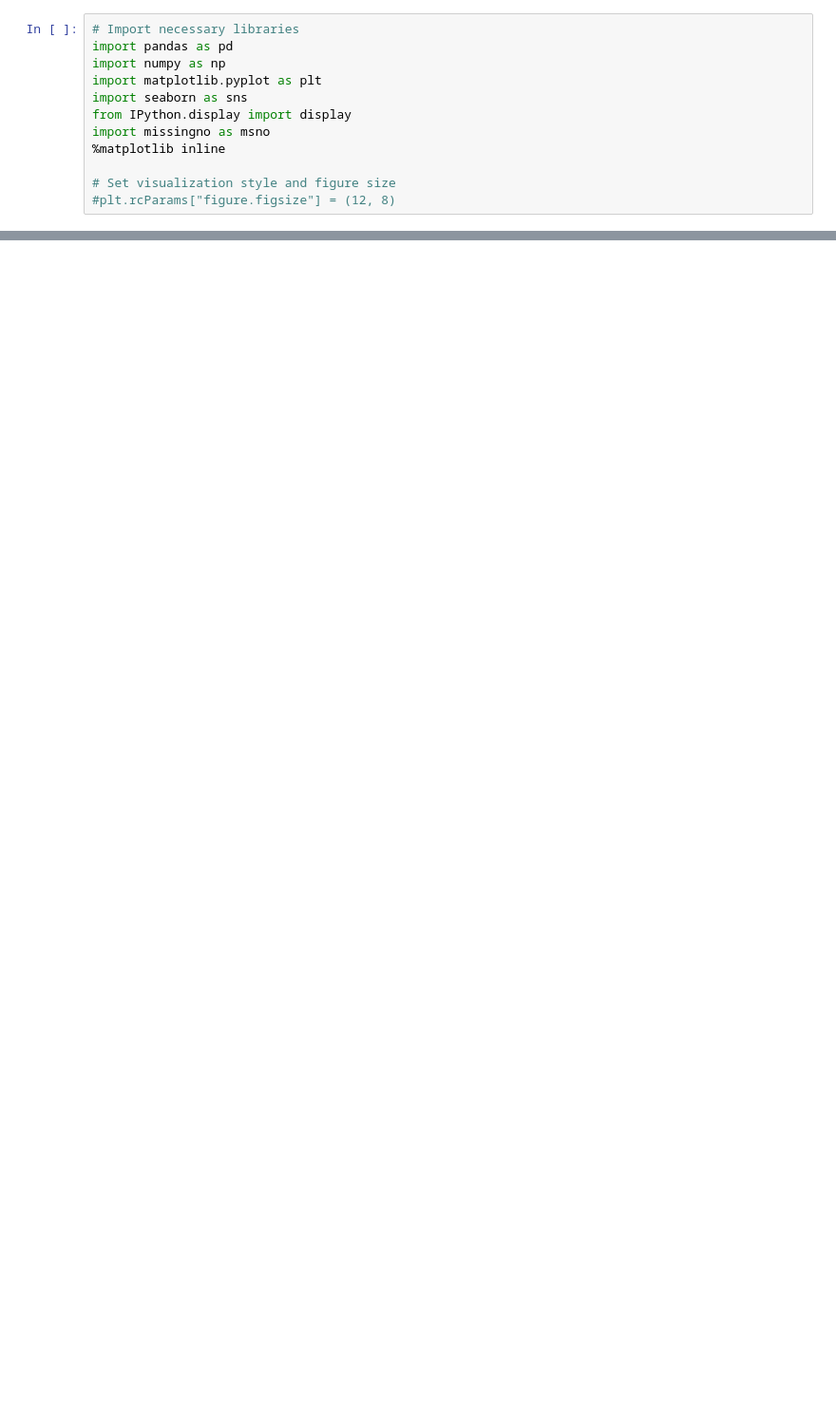
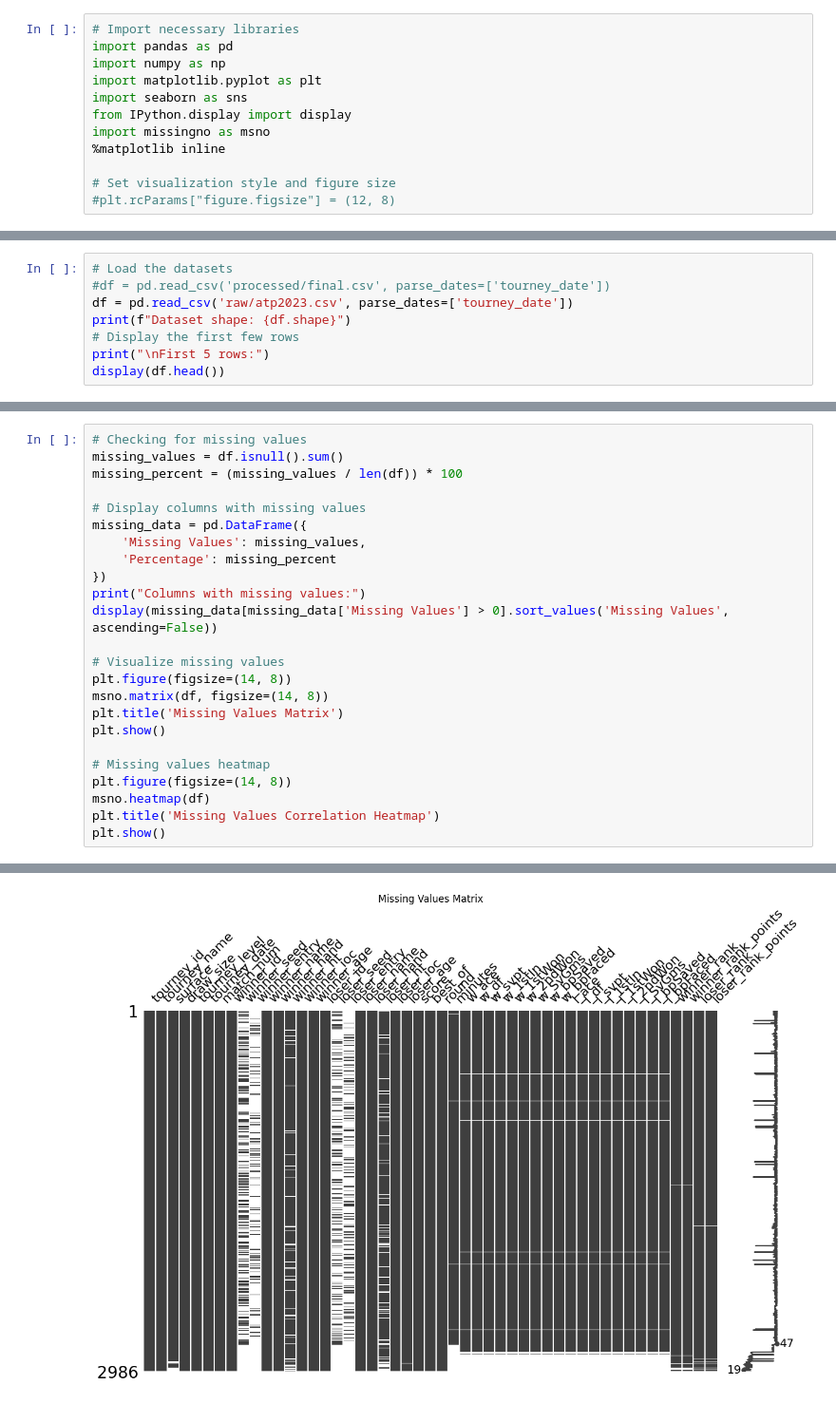
Before and after one commit to davialmeida135/TesteAirflow, a Jupyter notebook: officialproject/dags/data/explore.ipynb, the cells around one changed output, grey strips where cells are left out. Shown at 95% size. Saved outputs shown, nothing was run; the diff lists cells and outputs as text; blank space fills up the shorter version.

```diff
--- a/officialproject/dags/data/explore.ipynb
+++ b/officialproject/dags/data/explore.ipynb
@@ -508,0 +15,8 @@ Summary of Data Exploration:
+# %%
+# Load the datasets
+#df = pd.read_csv('processed/final.csv', parse_dates=['tourney_date'])
+df = pd.read_csv('raw/atp2023.csv', parse_dates=['tourney_date'])
+print(f"Dataset shape: {df.shape}")
+# Display the first few rows
+print("\nFirst 5 rows:")
+display(df.head())
@@ -508,0 +76,25 @@ Summary of Data Exploration:
+# %%
+# Checking for missing values
+missing_values = df.isnull().sum()
+missing_percent = (missing_values / len(df)) * 100
+
+# Display columns with missing values
+missing_data = pd.DataFrame({
+    'Missing Values': missing_values,
+    'Percentage': missing_percent
+})
+print("Columns with missing values:")
+display(missing_data[missing_data['Missing Values'] > 0].sort_values('Missing Values', ascending=False))
+
+# Visualize missing values
+plt.figure(figsize=(14, 8))
+msno.matrix(df, figsize=(14, 8))
+plt.title('Missing Values Matrix')
+plt.show()
+
+# Missing values heatmap
+plt.figure(figsize=(14, 8))
+msno.heatmap(df)
+plt.title('Missing Values Correlation Heatmap')
+plt.show()
+# %% [output]
@@ -508,0 +120 @@ Summary of Data Exploration:
+[figure, added]
```
Also changed, not shown: parts of 37 cells of this notebook, 8 other files.
